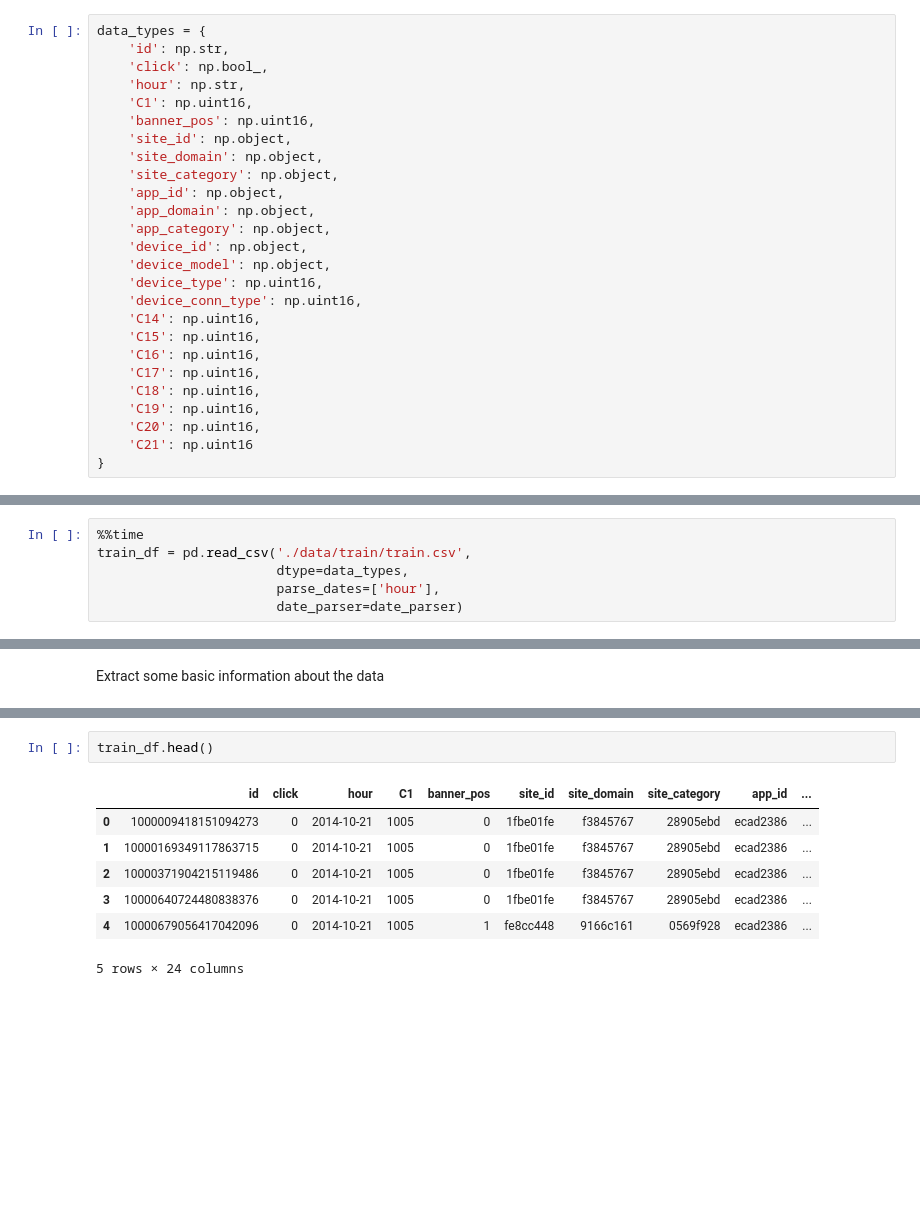
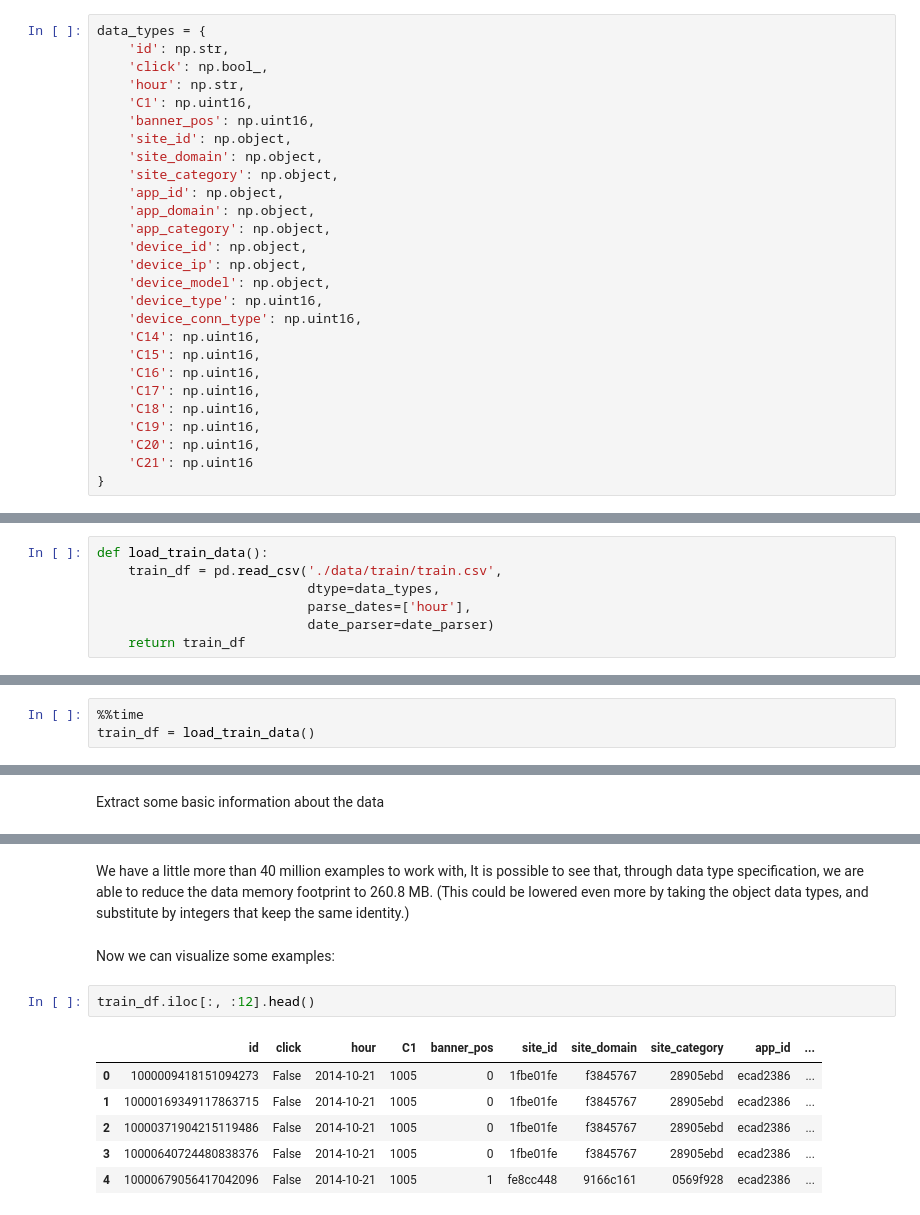
Before and after one commit to diogojapinto/ctr-prediction, a Jupyter notebook: Click-Through Rate Prediction.ipynb, the cells around one changed output, grey strips where cells are left out. Cells and saved outputs as stored; diff of their text form; blank space fills up the shorter version.

```diff
--- a/Click-Through Rate Prediction.ipynb
+++ b/Click-Through Rate Prediction.ipynb
@@ -60,6 +62,7 @@ data_types = {
     'app_domain': np.object,
     'app_category': np.object,
     'device_id': np.object,
+    'device_ip': np.object,
     'device_model': np.object,
     'device_type': np.uint16,
     'device_conn_type': np.uint16,
@@ -75,6 +81,7 @@ data_types = {
 # %%
-%%time
-train_df = pd.read_csv('./data/train/train.csv',
-                       dtype=data_types,
-                       parse_dates=['hour'],
-                       date_parser=date_parser)
+def load_train_data():
+    train_df = pd.read_csv('./data/train/train.csv',
+                           dtype=data_types,
+                           parse_dates=['hour'],
+                           date_parser=date_parser)
+    return train_df
@@ -83,0 +88,3 @@ Wall time: 12min 53s
+# %%
+%%time
+train_df = load_train_data()
@@ -115,10 +115,14 @@ memory usage: -827572848.0+ bytes
+# %% [markdown]
+We have a little more than 40 million examples to work with,
+It is possible to see that, through data type specification, we are able to reduce the data memory footprint to 260.8 MB. (This could be lowered even more by taking the object data types, and substitute by integers that keep the same identity.)
+# %% [markdown]
+Now we can visualize some examples:
 # %%
-train_df.head()
+train_df.iloc[:, :12].head()
 # %% [output]
 |  | id | click | hour | C1 | banner_pos | site_id | site_domain | site_category | app_id | ... |
-| 0 | 1000009418151094273 | 0 | 2014-10-21 | 1005 | 0 | 1fbe01fe | f3845767 | 28905ebd | ecad2386 | ... |
-| 1 | 10000169349117863715 | 0 | 2014-10-21 | 1005 | 0 | 1fbe01fe | f3845767 | 28905ebd | ecad2386 | ... |
-| 2 | 10000371904215119486 | 0 | 2014-10-21 | 1005 | 0 | 1fbe01fe | f3845767 | 28905ebd | ecad2386 | ... |
-| 3 | 10000640724480838376 | 0 | 2014-10-21 | 1005 | 0 | 1fbe01fe | f3845767 | 28905ebd | ecad2386 | ... |
-| 4 | 10000679056417042096 | 0 | 2014-10-21 | 1005 | 1 | fe8cc448 | 9166c161 | 0569f928 | ecad2386 | ... |
+| 0 | 1000009418151094273 | False | 2014-10-21 | 1005 | 0 | 1fbe01fe | f3845767 | 28905ebd | ecad2386 | ... |
+| 1 | 10000169349117863715 | False | 2014-10-21 | 1005 | 0 | 1fbe01fe | f3845767 | 28905ebd | ecad2386 | ... |
+| 2 | 10000371904215119486 | False | 2014-10-21 | 1005 | 0 | 1fbe01fe | f3845767 | 28905ebd | ecad2386 | ... |
+| 3 | 10000640724480838376 | False | 2014-10-21 | 1005 | 0 | 1fbe01fe | f3845767 | 28905ebd | ecad2386 | ... |
+| 4 | 10000679056417042096 | False | 2014-10-21 | 1005 | 1 | fe8cc448 | 9166c161 | 0569f928 | ecad2386 | ... |
-5 rows × 24 columns
```
Also changed, not shown: parts of 46 cells of this notebook, 1 other file.
